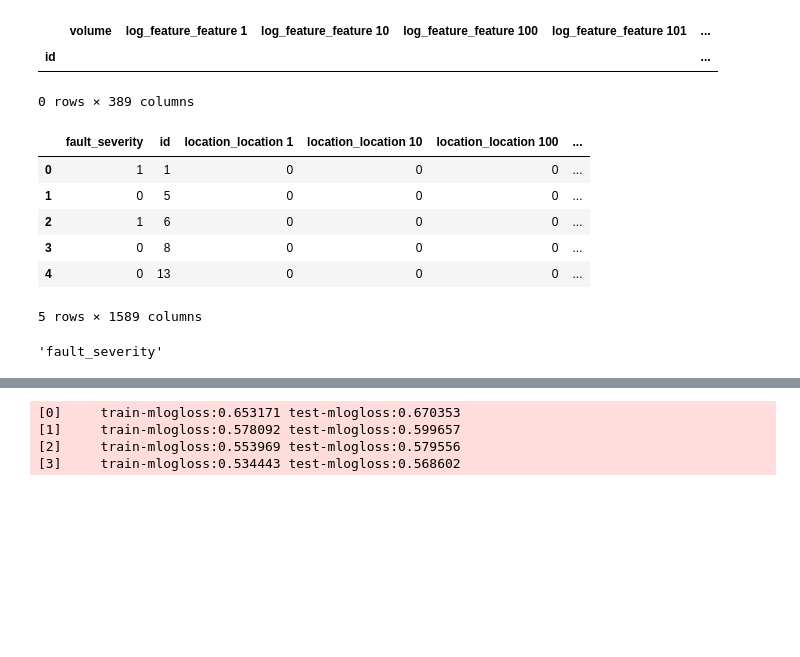
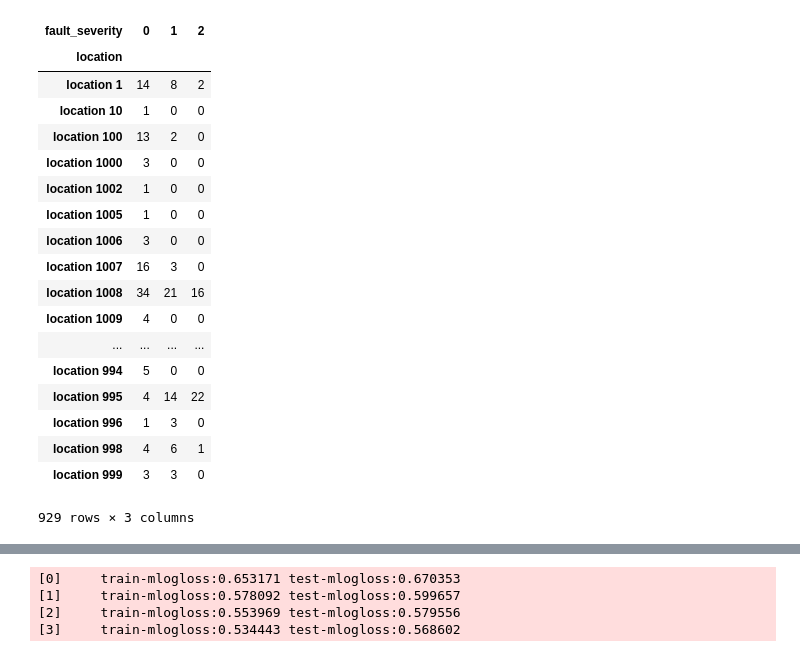
Before and after one commit to blackwhitehere/telstra, a Jupyter notebook: pipe.ipynb, the cells around one changed output, grey strips where cells are left out. Saved outputs shown, nothing was run; the diff lists cells and outputs as text; code cells hidden in the pictures; blank space fills up the shorter version.

Commit message:
weight and added prior

```diff
--- a/pipe.ipynb
+++ b/pipe.ipynb
@@ -6,8 +6,8 @@ import os
 import time as t
 from sklearn import preprocessing as pre
 
-#path="/media/stan/HOME/dev/telstra/data/"
-path="C:\\dev\\telstra\\data\\"
+path="/mnt/D210C36810C35261/dev/telstra/data/"
+#path="C:\\dev\\telstra\\data\\"
 
 trainFile="train.csv"
 testFile="test.csv"
@@ -25,27 +25,10 @@ feature=pd.read_csv(filepath_or_buffer=path+logFeatureFile,delimiter=",",header=
 severity=pd.read_csv(filepath_or_buffer=path+severityTypeFile,delimiter=",",header=0)
 join=pd.DataFrame({'id':[]})
 datasets={'train':train,'test':test,'resource':resource,'event':event,'feature':feature,'severity':severity}
-notCat=['id','volume']
-
-#convert table of ids and classes to binary row feature vectors for each unique id
-for key, dataset in datasets.items():
-    tmp=pd.get_dummies(dataset,dummy_na=True)
-    tmp=tmp.groupby('id').sum()
-    tmp['id']=tmp.index
-    dataset=tmp
-    datasets[key]=dataset
+notCat=['id','volume','prior']
 
 #creates join dataset table that will store features for train and test datasets
 datasets['train']['sample']='train'
 datasets['test']['sample']='test'
 datasets['test']['fault_severity']=np.nan
 join=pd.concat([datasets['train'],datasets['test']],ignore_index=True)
-
-#joins features from different datasets into one dataframe, features only for evaluated ids are extracted
-#(i.e. some features may be not related to any id)
-samples=['train','test']
-for key, dataset in datasets.items():
-    if key not in samples:
-        join=pd.merge(join,dataset,on='id',how='left') #can use concat?
-
-join=join.set_index(['sample',join.index])
@@ -72,0 +75,22 @@ join=join.set_index(['sample',join.index])
+# %%
+pd.crosstab(train['location'],train['fault_severity'])
+# %% [output]
+| fault_severity | 0 | 1 | 2 |
+| location |  |  |  |
+| location 1 | 14 | 8 | 2 |
+| location 10 | 1 | 0 | 0 |
+| location 100 | 13 | 2 | 0 |
+| location 1000 | 3 | 0 | 0 |
+| location 1002 | 1 | 0 | 0 |
+| location 1005 | 1 | 0 | 0 |
+| location 1006 | 3 | 0 | 0 |
+| location 1007 | 16 | 3 | 0 |
+| location 1008 | 34 | 21 | 16 |
+| location 1009 | 4 | 0 | 0 |
+| ... | ... | ... | ... |
+| location 994 | 5 | 0 | 0 |
+| location 995 | 4 | 14 | 22 |
+| location 996 | 1 | 3 | 0 |
+| location 998 | 4 | 6 | 1 |
+| location 999 | 3 | 3 | 0 |
+929 rows × 3 columns
@@ -102,30 +143,3 @@ train_features = join.loc['train'][features]
 train_target = join.loc['train']['fault_severity']
 
 test_features = join.loc['test'][features]
-# %%
-datasets['feature'][datasets['feature']['log_feature_nan']!=0]
-# %% [output]
-|  | volume | log_feature_feature 1 | log_feature_feature 10 | log_feature_feature 100 | log_feature_feature 101 | ... |
-| id |  |  |  |  |  | ... |
-0 rows × 389 columns
-# %%
-join=pd.merge(join,df_prior,on='id')
-join.head()
-# %% [output]
-|  | fault_severity | id | location_location 1 | location_location 10 | location_location 100 | ... |
-| 0 | 1 | 1 | 0 | 0 | 0 | ... |
-| 1 | 0 | 5 | 0 | 0 | 0 | ... |
-| 2 | 1 | 6 | 0 | 0 | 0 | ... |
-| 3 | 0 | 8 | 0 | 0 | 0 | ... |
-| 4 | 0 | 13 | 0 | 0 | 0 | ... |
-5 rows × 1589 columns
-# %%
-df_prior=join.loc['train'].groupby('id').mean()
-df_prior['id']=df_prior.index
-df_prior=df_prior[['id','fault_severity']]
-df_prior.columns=['id','prior']
-join=pd.merge(join,df_prior,on='id')
-join.fillna(value=0)
-join.head(15)
-# %% [output]
-'fault_severity'
```
Also changed, not shown: parts of 9 cells of this notebook.
